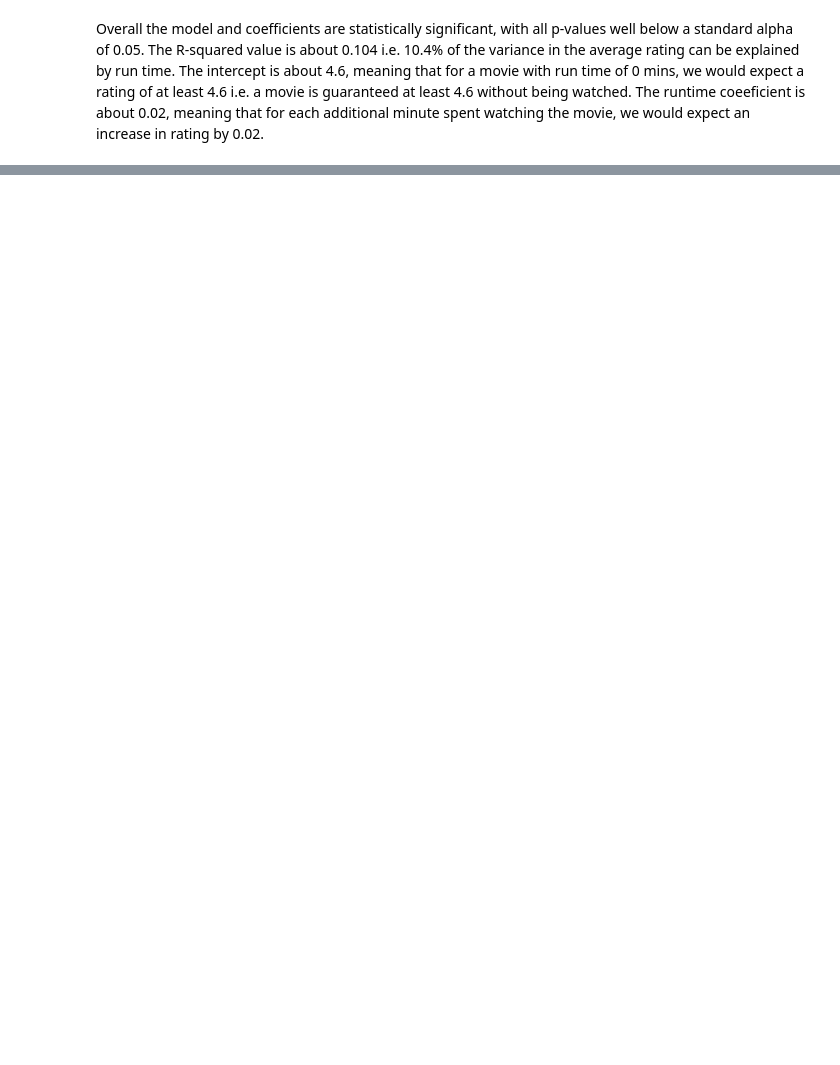
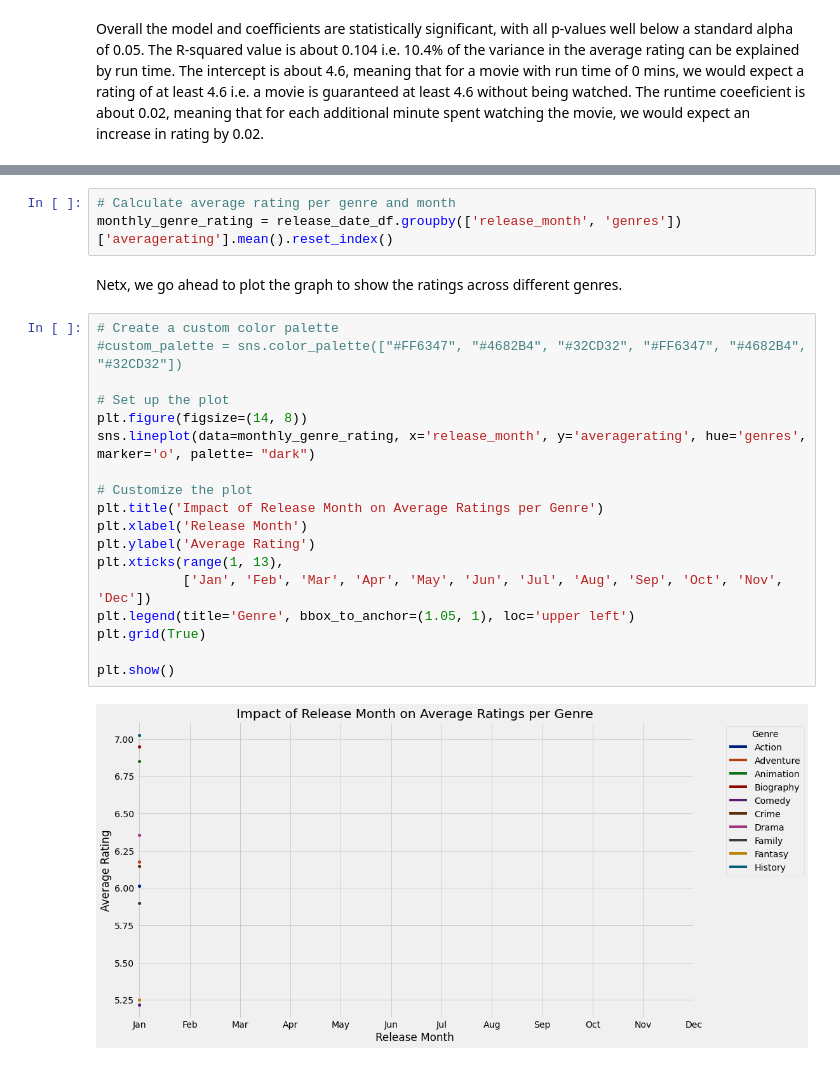
Before and after one commit to lilanhenry/phase2_group8_project, a Jupyter notebook: student.ipynb, the cells around one changed output, grey strips where cells are left out. Saved outputs shown, nothing was run; the diff lists cells and outputs as text; blank space fills up the shorter version.

```diff
--- a/student.ipynb
+++ b/student.ipynb
@@ -676,0 +755,25 @@ Overall the model and coefficients are statistically significant, with all p-val
+# %%
+# Calculate average rating per genre and month
+monthly_genre_rating = release_date_df.groupby(['release_month', 'genres'])['averagerating'].mean().reset_index()
+# %% [markdown]
+Netx, we go ahead to plot the graph to show the ratings across different genres.
+# %%
+# Create a custom color palette
+#custom_palette = sns.color_palette(["#FF6347", "#4682B4", "#32CD32", "#FF6347", "#4682B4", "#32CD32"])
+
+# Set up the plot
+plt.figure(figsize=(14, 8))
+sns.lineplot(data=monthly_genre_rating, x='release_month', y='averagerating', hue='genres', marker='o', palette= "dark")
+
+# Customize the plot
+plt.title('Impact of Release Month on Average Ratings per Genre')
+plt.xlabel('Release Month')
+plt.ylabel('Average Rating')
+plt.xticks(range(1, 13),
+           ['Jan', 'Feb', 'Mar', 'Apr', 'May', 'Jun', 'Jul', 'Aug', 'Sep', 'Oct', 'Nov', 'Dec'])
+plt.legend(title='Genre', bbox_to_anchor=(1.05, 1), loc='upper left')
+plt.grid(True)
+
+plt.show()
+# %% [output]
+[figure, added]
```
Also changed, not shown: parts of 22 cells of this notebook.
